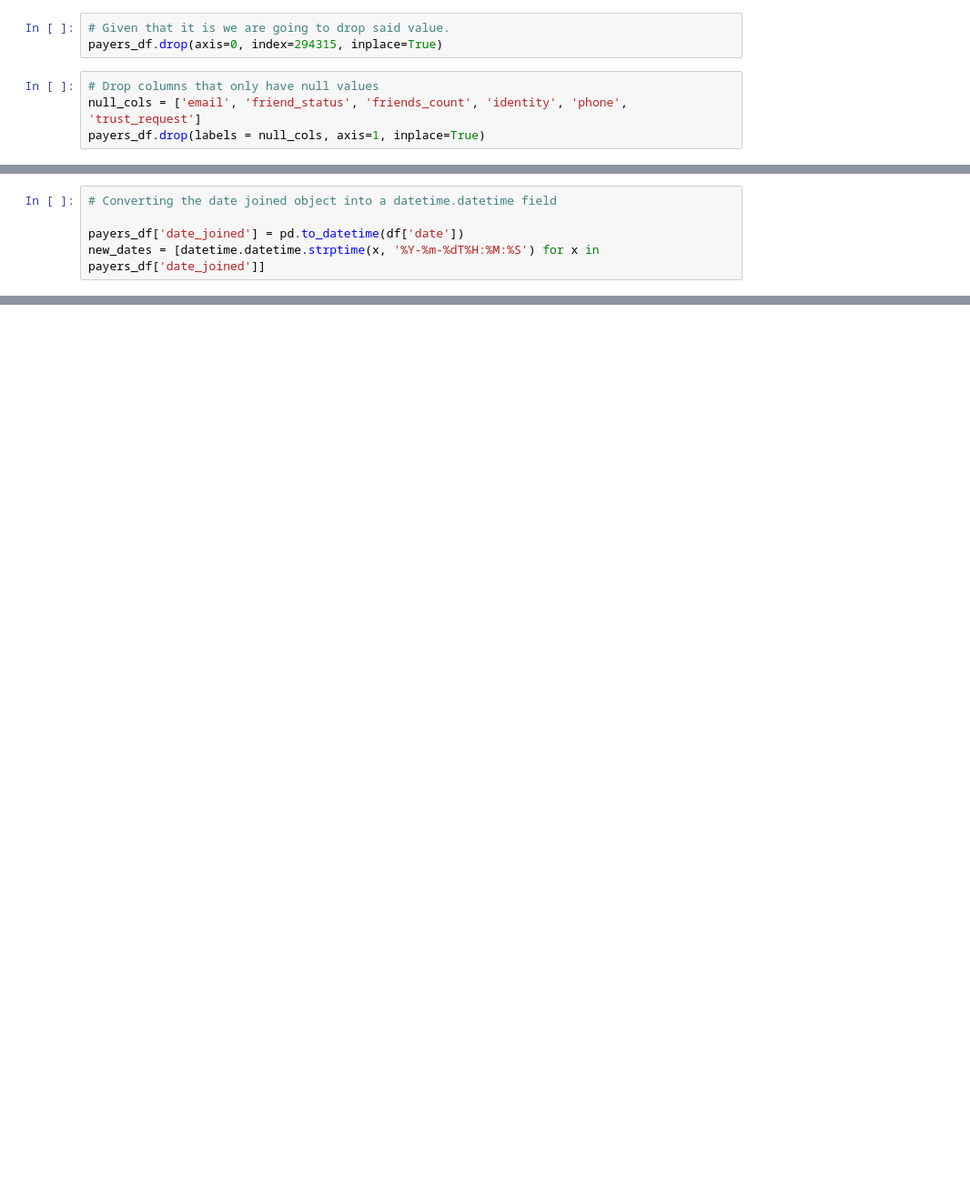
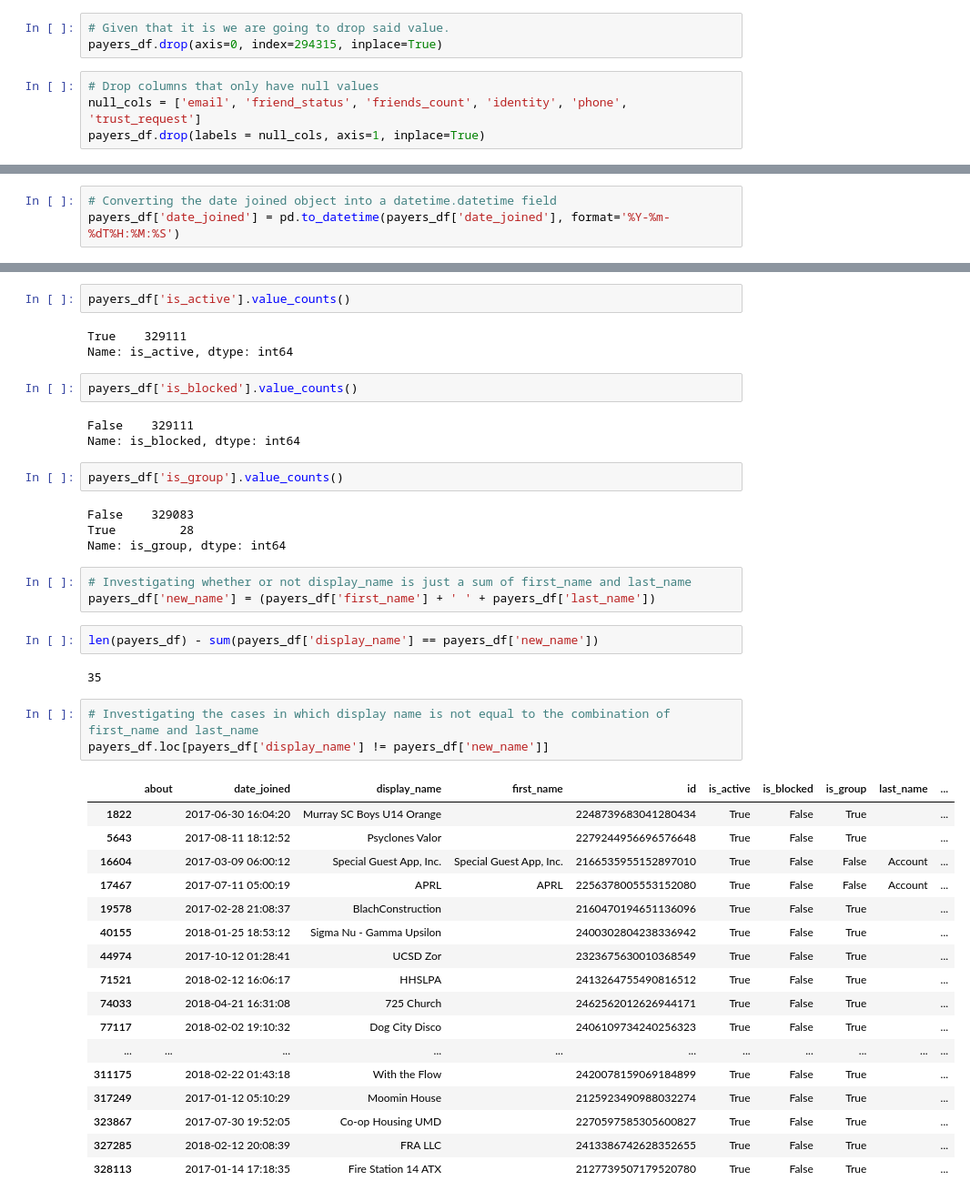
Before and after one commit to fromdatavistodatascience/venmo, a Jupyter notebook: eda_venmo.ipynb, the cells around one changed output, grey strips where cells are left out. Shown at 91% size. Saved outputs shown, nothing was run; the diff lists cells and outputs as text; blank space fills up the shorter version.

Commit message:
Inspect payer information

```diff
--- a/eda_venmo.ipynb
+++ b/eda_venmo.ipynb
@@ -134,5 +242,3 @@ payers_df['about'].value_counts()
 # %%
 # Converting the date joined object into a datetime.datetime field
-
-payers_df['date_joined'] = pd.to_datetime(df['date'])
-new_dates = [datetime.datetime.strptime(x, '%Y-%m-%dT%H:%M:%S') for x in payers_df['date_joined']]
+payers_df['date_joined'] = pd.to_datetime(payers_df['date_joined'], format='%Y-%m-%dT%H:%M:%S')
@@ -138,0 +265,44 @@ new_dates = [datetime.datetime.strptime(x, '%Y-%m-%dT%H:%M:%S') for x in payers_
+# %%
+payers_df['is_active'].value_counts()
+# %% [output]
+True    329111
+Name: is_active, dtype: int64
+# %%
+payers_df['is_blocked'].value_counts()
+# %% [output]
+False    329111
+Name: is_blocked, dtype: int64
+# %%
+payers_df['is_group'].value_counts()
+# %% [output]
+False    329083
+True         28
+Name: is_group, dtype: int64
+# %%
+# Investigating whether or not display_name is just a sum of first_name and last_name
+payers_df['new_name'] = (payers_df['first_name'] + ' ' + payers_df['last_name'])
+# %%
+len(payers_df) - sum(payers_df['display_name'] == payers_df['new_name'])
+# %% [output]
+35
+# %%
+# Investigating the cases in which display name is not equal to the combination of first_name and last_name
+payers_df.loc[payers_df['display_name'] != payers_df['new_name']]
+# %% [output]
+|  | about | date_joined | display_name | first_name | id | is_active | is_blocked | is_group | last_name | ... |
+| 1822 |  | 2017-06-30 16:04:20 | Murray SC Boys U14 Orange |  | 2248739683041280434 | True | False | True |  | ... |
+| 5643 |  | 2017-08-11 18:12:52 | Psyclones Valor |  | 2279244956696576648 | True | False | True |  | ... |
+| 16604 |  | 2017-03-09 06:00:12 | Special Guest App, Inc. | Special Guest App, Inc. | 2166535955152897010 | True | False | False | Account | ... |
+| 17467 |  | 2017-07-11 05:00:19 | APRL | APRL | 2256378005553152080 | True | False | False | Account | ... |
+| 19578 |  | 2017-02-28 21:08:37 | BlachConstruction |  | 2160470194651136096 | True | False | True |  | ... |
+| 40155 |  | 2018-01-25 18:53:12 | Sigma Nu - Gamma Upsilon |  | 2400302804238336942 | True | False | True |  | ... |
+| 44974 |  | 2017-10-12 01:28:41 | UCSD Zor |  | 2323675630010368549 | True | False | True |  | ... |
+| 71521 |  | 2018-02-12 16:06:17 | HHSLPA |  | 2413264755490816512 | True | False | True |  | ... |
+| 74033 |  | 2018-04-21 16:31:08 | 725 Church |  | 2462562012626944171 | True | False | True |  | ... |
+| 77117 |  | 2018-02-02 19:10:32 | Dog City Disco |  | 2406109734240256323 | True | False | True |  | ... |
+| ... | ... | ... | ... | ... | ... | ... | ... | ... | ... | ... |
+| 311175 |  | 2018-02-22 01:43:18 | With the Flow |  | 2420078159069184899 | True | False | True |  | ... |
+| 317249 |  | 2017-01-12 05:10:29 | Moomin House |  | 2125923490988032274 | True | False | True |  | ... |
+| 323867 |  | 2017-07-30 19:52:05 | Co-op Housing UMD |  | 2270597585305600827 | True | False | True |  | ... |
+| 327285 |  | 2018-02-12 20:08:39 | FRA LLC |  | 2413386742628352655 | True | False | True |  | ... |
+| 328113 |  | 2017-01-14 17:18:35 | Fire Station 14 ATX |  | 2127739507179520780 | True | False | True |  | ... |
```
Also changed, not shown: parts of 20 cells of this notebook.
